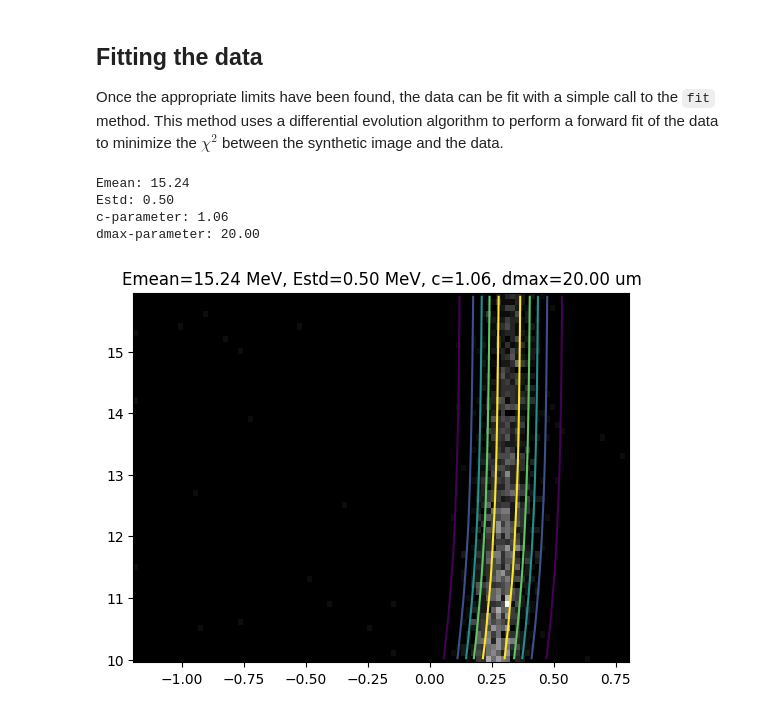
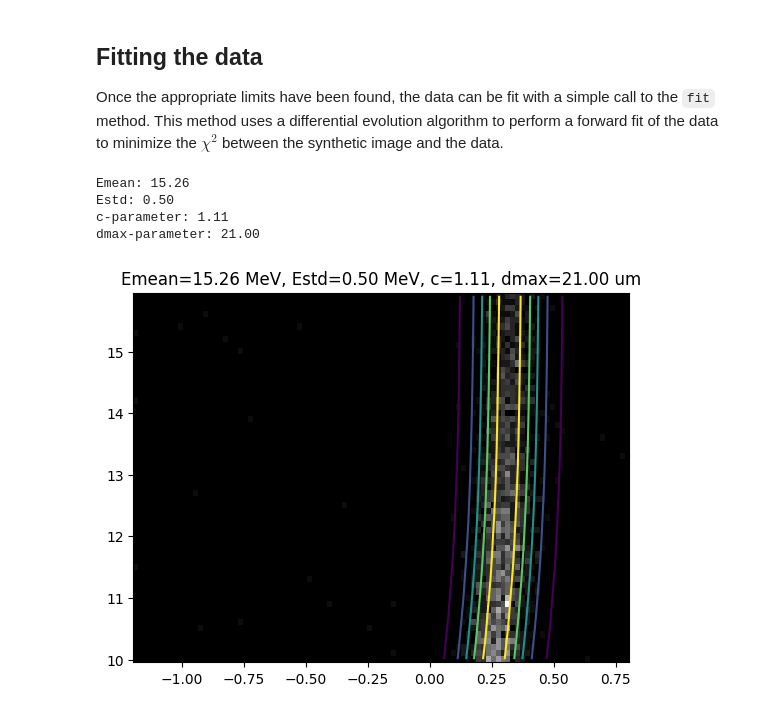
Before and after one commit to pheuer/cr39py, a Jupyter notebook: docs/source/notebooks/analyze_wrf.ipynb, the cells around one changed output. Drawn from its saved outputs; the diff is of its cells as text; code cells hidden in the pictures.

```diff
--- a/docs/source/notebooks/analyze_wrf.ipynb
+++ b/docs/source/notebooks/analyze_wrf.ipynb
@@ -128,15 +126,15 @@ ax.pcolormesh(xaxis, daxis, img.T);
 
 Once the appropriate limits have been found, the data can be fit with a simple call to the `fit` method. This method uses a differential evolution algorithm to perform a forward fit of the data to minimize the $\chi^2$ between the synthetic image and the data.
 # %%
-guess = (15, 0.1, 1.5, 16) # Mean energy, energy standard deviation, c-parameter, dmax parameter
-bounds = [(12, 17), (0.05, 2), (0.4, 2), (16, 20)]
+guess = (15, 0.1, 1.5, 20) # Mean energy, energy standard deviation, c-parameter, dmax parameter
+bounds = [(12, 17), (0.05, 1), (0.4, 2), (19, 21)]
 res = wrf.fit(guess, bounds=bounds, plot=True);
 
 for i,name in enumerate(['Emean', 'Estd', 'c-parameter', 'dmax-parameter']):
     print(f"{name}: {res[i]:.2f}")
 # %% [output]
-Emean: 15.24
+Emean: 15.26
 Estd: 0.50
-c-parameter: 1.06
-dmax-parameter: 20.00
+c-parameter: 1.11
+dmax-parameter: 21.00
-[figure, old version]
+[figure, new version]
```
Also changed, not shown: parts of 2 cells of this notebook, 1 other file.
